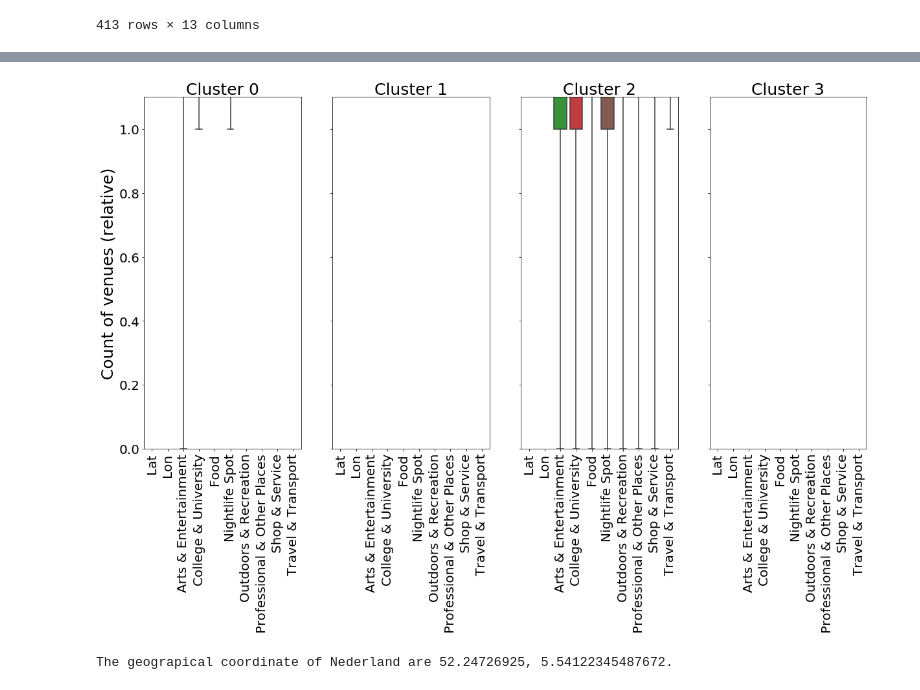
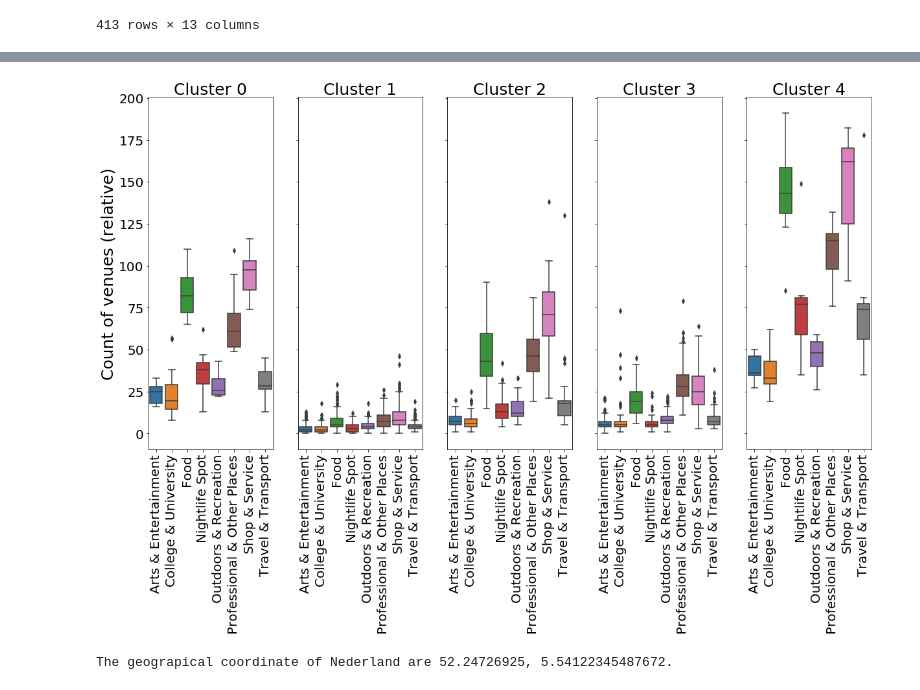
Before and after one commit to ArjanLem/Coursera_Capstone, a Jupyter notebook: BattleNeighbourhoods/classification_dutch_train_stations-wk5.ipynb, the cells around one changed output, grey strips where cells are left out. Drawn from its saved outputs; the diff is of its cells as text; code cells hidden in the pictures.

Commit message:
Update notebook: show destribution venues

```diff
--- a/BattleNeighbourhoods/classification_dutch_train_stations-wk5.ipynb
+++ b/BattleNeighbourhoods/classification_dutch_train_stations-wk5.ipynb
@@ -285,21 +299,25 @@ plt.show()
 [figure]
 # %%
 # set number of clusters
-kclusters = 4
+kclusters = 5
 
 # run k-means clustering
 kmeans = KMeans(n_clusters=kclusters, random_state=0).fit(vanue_counts_norm_df)
 
 kmeans_labels = kmeans.labels_
 # Change label numbers so they go from highest scores to lowest
-replace_labels = {0:2, 1:0, 2:3, 3:1}
-for i in range(len(kmeans_labels)):
-    kmeans_labels[i] = replace_labels[kmeans_labels[i]]
+# replace_labels = {0:2, 1:0, 2:3, 3:1}
+# for i in range(len(kmeans_labels)):
+#     kmeans_labels[i] = replace_labels[kmeans_labels[i]]
 # %%
-stations_clusters_df = stations_venues_df.copy()
+stations_clusters_df = vanue_counts_norm_df.copy()
 stations_clusters_df['Cluster'] = kmeans_labels
+# stations_clusters_minmax_df['Cluster'] = kmeans_labels
+# stations_clusters_minmax_df['Station'] = stations_df['Station']
+# stations_clusters_minmax_df['Lat'] = stations_df['Lat']
+# stations_clusters_minmax_df['Lon'] = stations_df['Lon']
 
-stations_clusters_minmax_df = stations_clusters_df.copy()
+stations_clusters_minmax_df = stations_venues_df.copy()
 stations_clusters_minmax_df['Cluster'] = kmeans_labels
 stations_clusters_minmax_df['Station'] = stations_df['Station']
 stations_clusters_minmax_df['Lat'] = stations_df['Lat']
@@ -327,24 +363,26 @@ stations_clusters_minmax_df
 # %%
 import matplotlib.ticker as ticker
+
+stations_clusters_plot_df = stations_clusters_minmax_df.copy().drop(['Lat', 'Lon'], axis=1)
 
 fig, axes = plt.subplots(1,kclusters, figsize=(20, 10), sharey=True)
 
 axes[0].set_ylabel('Count of venues (relative)', fontsize=25)
 #plt.set_xlabel('Venue category', fontsize='x-large')
 
 for k in range(kclusters):
     #Set same y axis limits
-    axes[k].set_ylim(0,1.1)
+    #axes[k].set_ylim(0,1.1)
     axes[k].xaxis.set_label_position('top')
     axes[k].set_xlabel('Cluster ' + str(k), fontsize=25)
     axes[k].tick_params(labelsize=20)
     plt.sca(axes[k])
     plt.xticks(rotation='vertical')
-    sns.boxplot(data = stations_clusters_minmax_df[stations_clusters_minmax_df['Cluster'] == k].drop('Cluster',1), ax=axes[k])
+    sns.boxplot(data = stations_clusters_plot_df[stations_clusters_plot_df['Cluster'] == k].drop('Cluster',1), ax=axes[k])
 
 plt.show()
 # %% [output]
-[figure, old version]
+[figure, new version]
 # %%
 from geopy.geocoders import Nominatim # convert an address into latitude and longitude values
 location = 'Netherlands'
```
Also changed, not shown: parts of 13 cells of this notebook, 1 other file.
